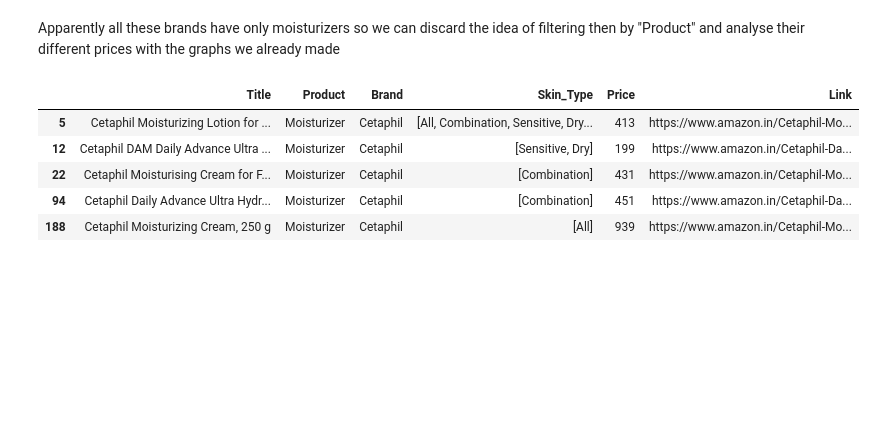
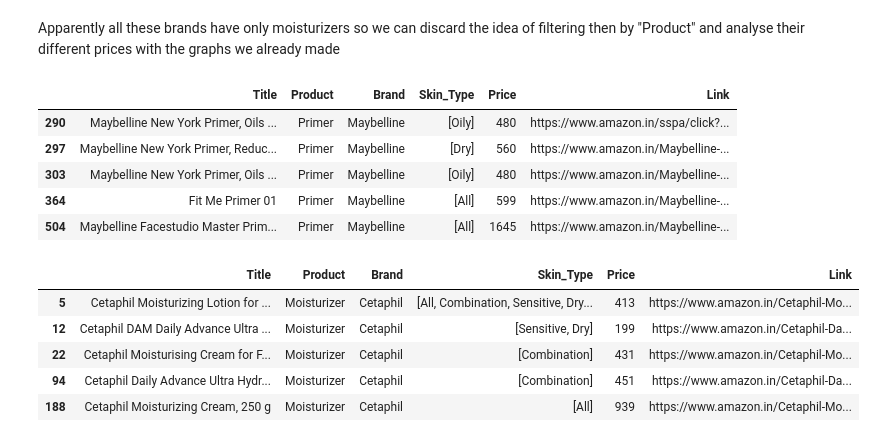
Before and after one commit to OliviaHelena10/skincare_recommendations, a Jupyter notebook: products_indicator.ipynb, the cells around one changed output. Saved outputs shown, nothing was run; the diff lists cells and outputs as text; code cells hidden in the pictures; blank space fills up the shorter version.

```diff
--- a/products_indicator.ipynb
+++ b/products_indicator.ipynb
@@ -744,6 +744,15 @@ for i in dfs:
 # %% [markdown]
 Apparently all these brands have only moisturizers so we can discard the idea of filtering then by "Product"
 and analyse their different prices with the graphs we already made
+# %%
+df[df['Brand'] == 'Maybelline']
+# %% [output]
+|  | Title | Product | Brand | Skin_Type | Price | Link |
+| 290 | Maybelline New York Primer, Oils ... | Primer | Maybelline | [Oily] | 480 | https://www.amazon.in/sspa/click?... |
+| 297 | Maybelline New York Primer, Reduc... | Primer | Maybelline | [Dry] | 560 | https://www.amazon.in/Maybelline-... |
+| 303 | Maybelline New York Primer, Oils ... | Primer | Maybelline | [Oily] | 480 | https://www.amazon.in/Maybelline-... |
+| 364 | Fit Me Primer 01 | Primer | Maybelline | [All] | 599 | https://www.amazon.in/Maybelline-... |
+| 504 | Maybelline Facestudio Master Prim... | Primer | Maybelline | [All] | 1645 | https://www.amazon.in/Maybelline-... |
 # %%
 df[df['Brand'] == 'Cetaphil']
 # %% [output]
```
Also changed, not shown: parts of 13 cells of this notebook, 1 other file.
